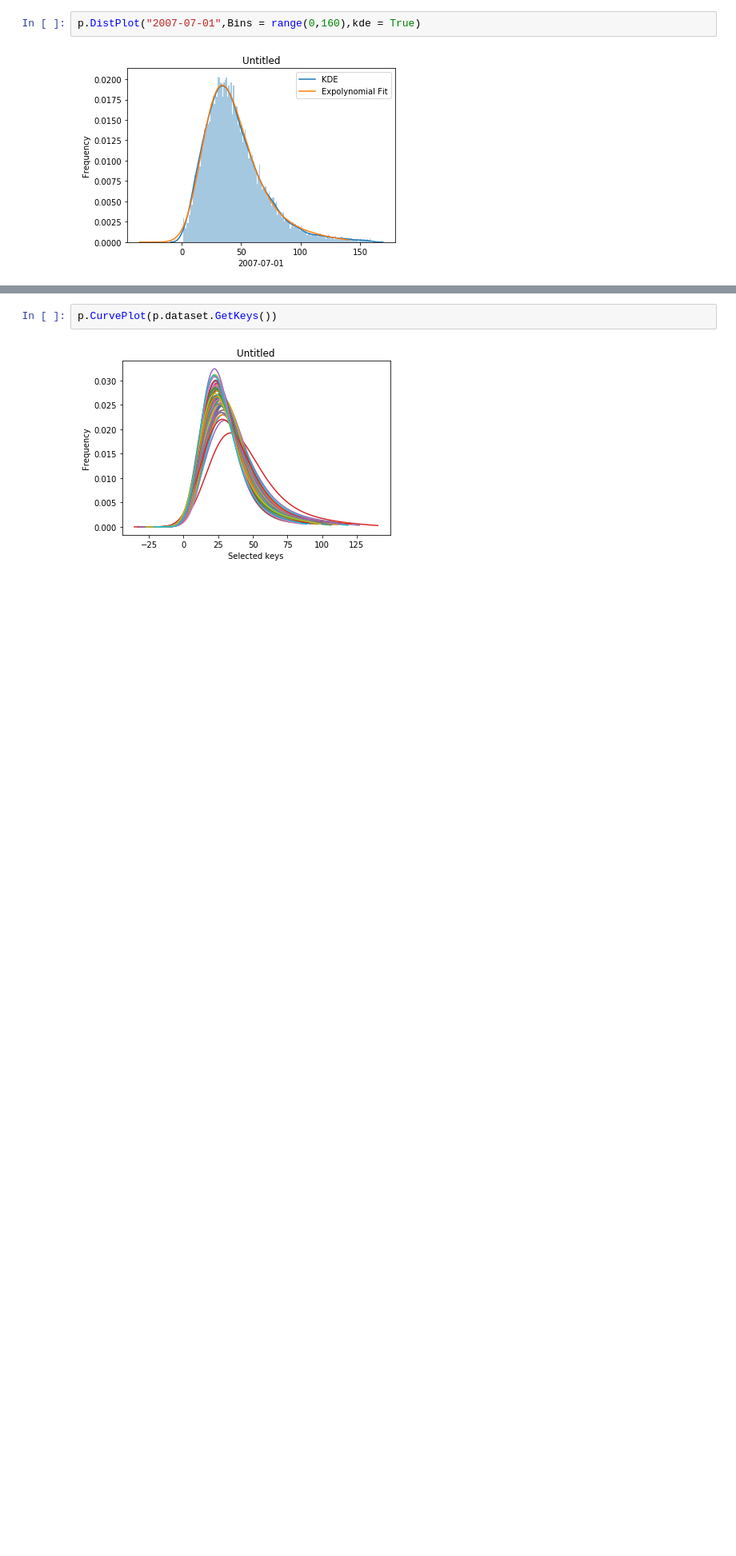
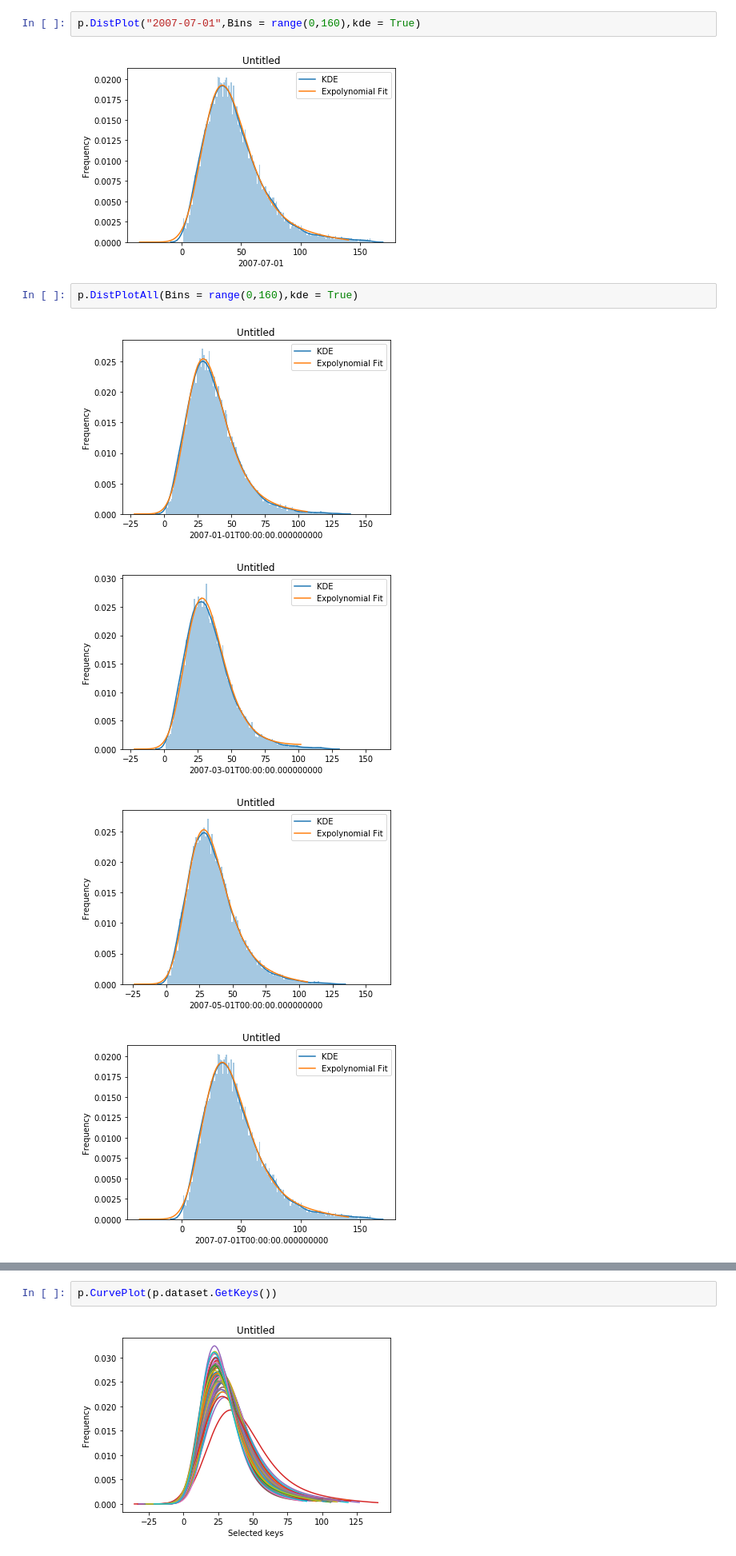
Before and after one commit to j234lu/Athena-Use-Cases, a Jupyter notebook: Import from mysql.ipynb, the cells around one changed output, grey strips where cells are left out. Shown at 80% size. Saved outputs shown, nothing was run; the diff lists cells and outputs as text; blank space fills up the shorter version.

```diff
--- a/Import from mysql.ipynb
+++ b/Import from mysql.ipynb
@@ -170,3 +153,10 @@ p.regression.PlotAsKey(["Median","Std","Average","Alpha0","Alpha1","Alpha2","Alp
 p.DistPlot("2007-07-01",Bins = range(0,160),kde = True)
 # %% [output]
 [figure]
+# %%
+p.DistPlotAll(Bins = range(0,160),kde = True)
+# %% [output]
+[figure, added]
+[figure, added]
+[figure, added]
+[figure, added]
```
Also changed, not shown: parts of 21 cells of this notebook.
